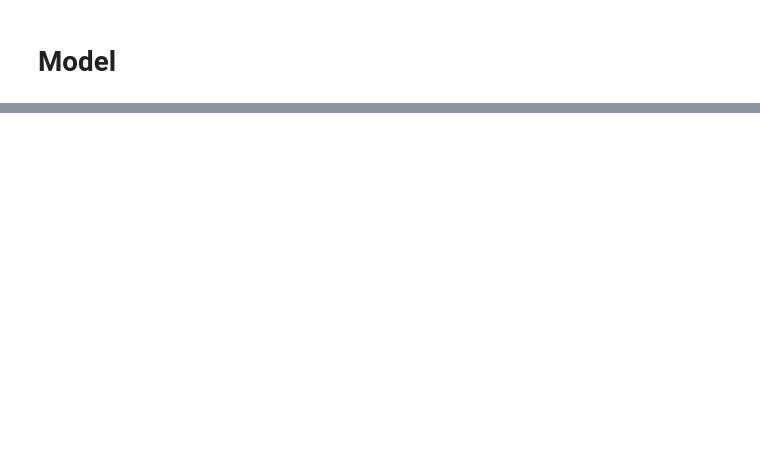
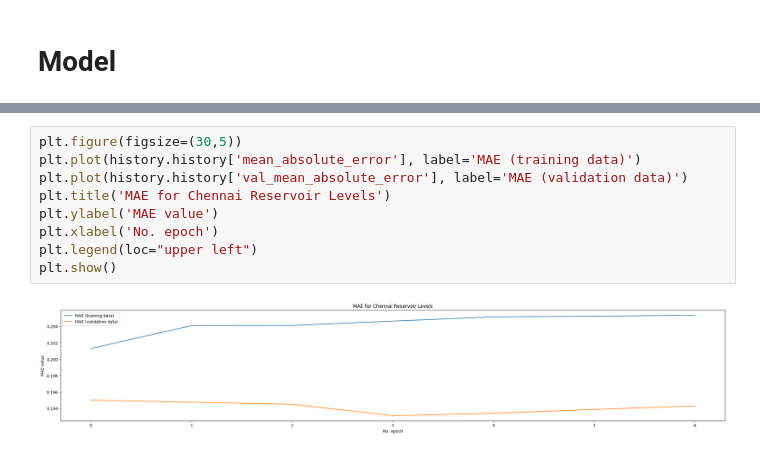
Before and after one commit to arturossouza/unisinos-stress-detection, a Jupyter notebook: stress_detection.ipynb, the cells around one changed output, grey strips where cells are left out. Saved outputs shown, nothing was run; the diff lists cells and outputs as text; blank space fills up the shorter version.

```diff
--- a/stress_detection.ipynb
+++ b/stress_detection.ipynb
@@ -351,0 +562,11 @@ len(model_features[0][0])
+# %%
+plt.figure(figsize=(30,5))
+plt.plot(history.history['mean_absolute_error'], label='MAE (training data)')
+plt.plot(history.history['val_mean_absolute_error'], label='MAE (validation data)')
+plt.title('MAE for Chennai Reservoir Levels')
+plt.ylabel('MAE value')
+plt.xlabel('No. epoch')
+plt.legend(loc="upper left")
+plt.show()
+# %% [output]
+[figure, added]
```
Also changed, not shown: parts of 30 cells of this notebook, 4 other files.
